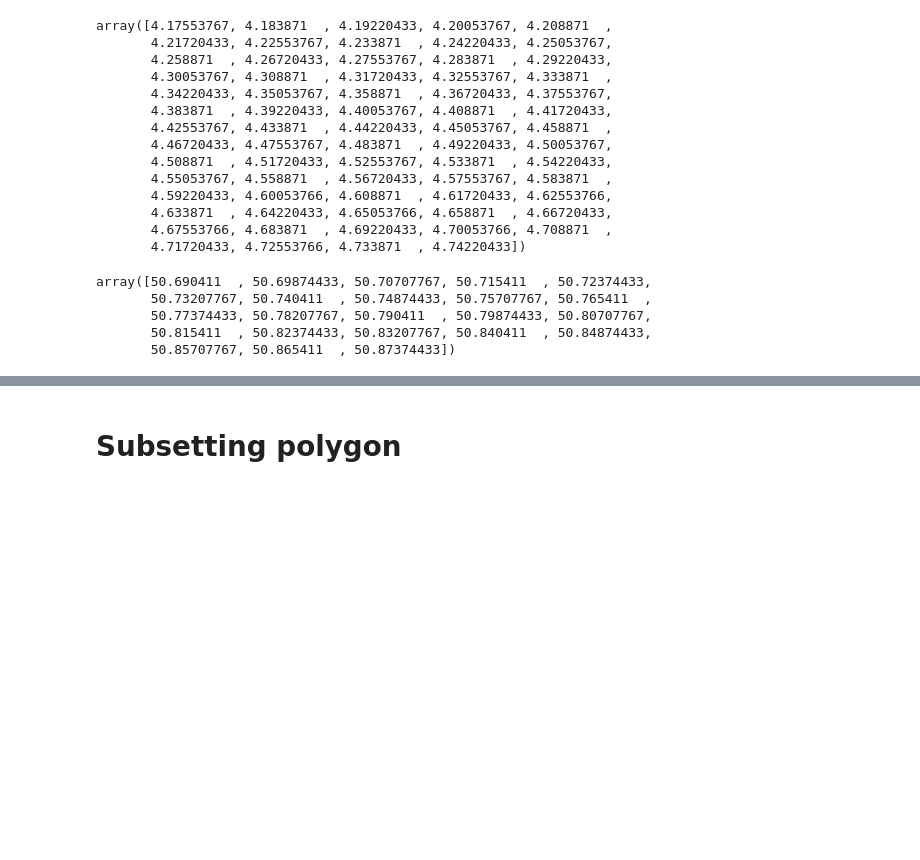
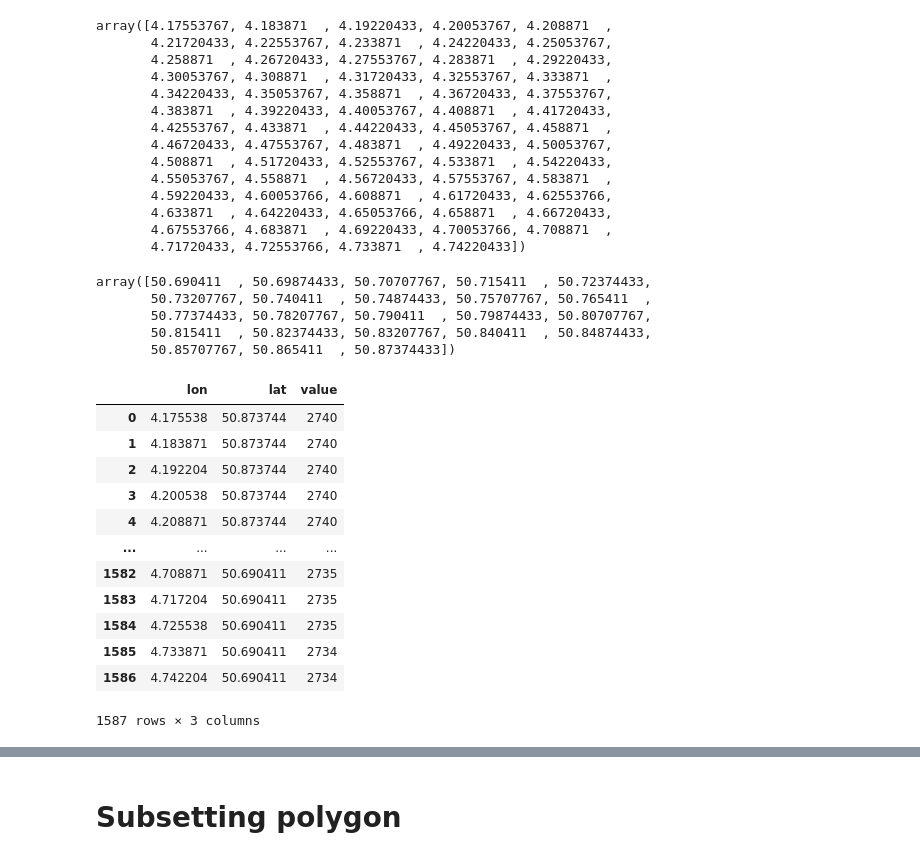
Before and after one commit to nbillietPM/BmC, a Jupyter notebook: exploratory/chelsa/subsetting chelsa.ipynb, the cells around one changed output, grey strips where cells are left out. Saved outputs shown, nothing was run; the diff lists cells and outputs as text; code cells hidden in the pictures; blank space fills up the shorter version.

```diff
--- a/exploratory/chelsa/subsetting chelsa.ipynb
+++ b/exploratory/chelsa/subsetting chelsa.ipynb
@@ -96,3 +142,19 @@ array([50.690411  , 50.69874433, 50.70707767, 50.715411  , 50.72374433,
        50.77374433, 50.78207767, 50.790411  , 50.79874433, 50.80707767,
        50.815411  , 50.82374433, 50.83207767, 50.840411  , 50.84874433,
        50.85707767, 50.865411  , 50.87374433])
+# %%
+df
+# %% [output]
+|  | lon | lat | value |
+| 0 | 4.175538 | 50.873744 | 2740 |
+| 1 | 4.183871 | 50.873744 | 2740 |
+| 2 | 4.192204 | 50.873744 | 2740 |
+| 3 | 4.200538 | 50.873744 | 2740 |
+| 4 | 4.208871 | 50.873744 | 2740 |
+| ... | ... | ... | ... |
+| 1582 | 4.708871 | 50.690411 | 2735 |
+| 1583 | 4.717204 | 50.690411 | 2735 |
+| 1584 | 4.725538 | 50.690411 | 2735 |
+| 1585 | 4.733871 | 50.690411 | 2734 |
+| 1586 | 4.742204 | 50.690411 | 2734 |
+1587 rows × 3 columns
```
Also changed, not shown: parts of 8 cells of this notebook, 1 other file.
